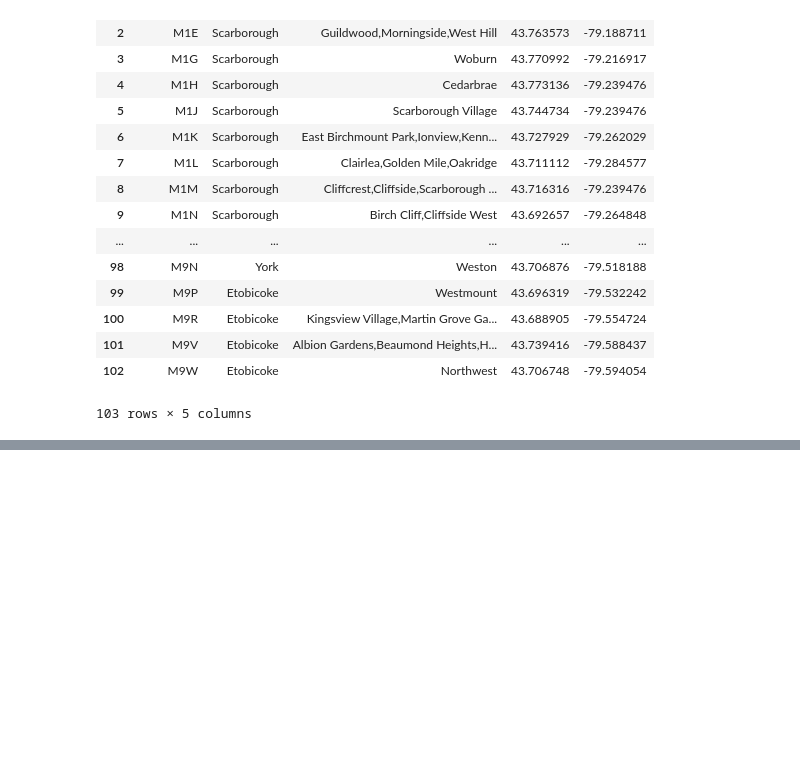
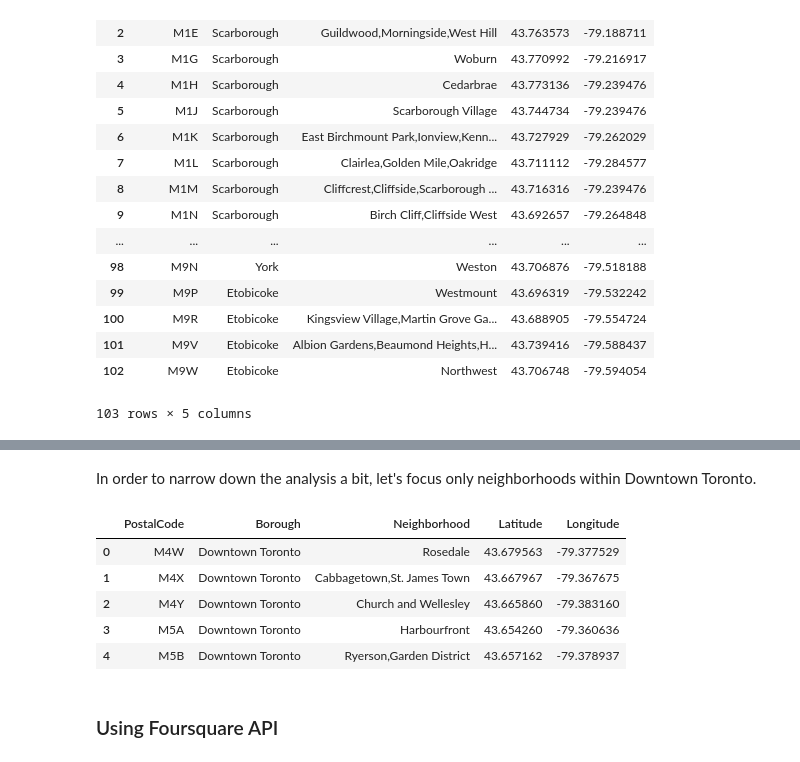
Before and after one commit to elenaryu/Coursera_Capstone, a Jupyter notebook: Toronto_Neighborhood_Comparison.ipynb, the cells around one changed output, grey strips where cells are left out. Cells and saved outputs as stored; diff of their text form; code cells hidden in the pictures; blank space fills up the shorter version.

```diff
--- a/Toronto_Neighborhood_Comparison.ipynb
+++ b/Toronto_Neighborhood_Comparison.ipynb
@@ -171,0 +231,14 @@ torontogeodata
+# %% [markdown]
+In order to narrow down the analysis a bit, let's focus only neighborhoods within Downtown Toronto.
+# %%
+toronto_core = torontogeodata[torontogeodata['Borough'] == 'Downtown Toronto'].reset_index(drop=True)
+toronto_core.head()
+# %% [output]
+|  | PostalCode | Borough | Neighborhood | Latitude | Longitude |
+| 0 | M4W | Downtown Toronto | Rosedale | 43.679563 | -79.377529 |
+| 1 | M4X | Downtown Toronto | Cabbagetown,St. James Town | 43.667967 | -79.367675 |
+| 2 | M4Y | Downtown Toronto | Church and Wellesley | 43.665860 | -79.383160 |
+| 3 | M5A | Downtown Toronto | Harbourfront | 43.654260 | -79.360636 |
+| 4 | M5B | Downtown Toronto | Ryerson,Garden District | 43.657162 | -79.378937 |
+# %% [markdown]
+### Using Foursquare API
```
Also changed, not shown: parts of 11 cells of this notebook.
